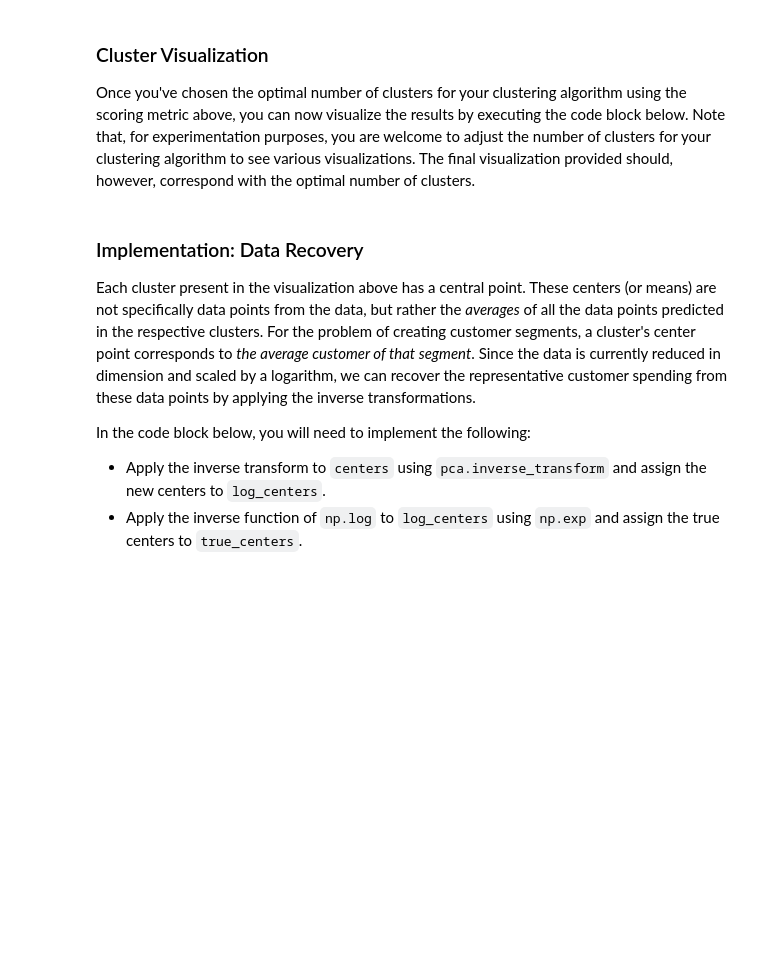
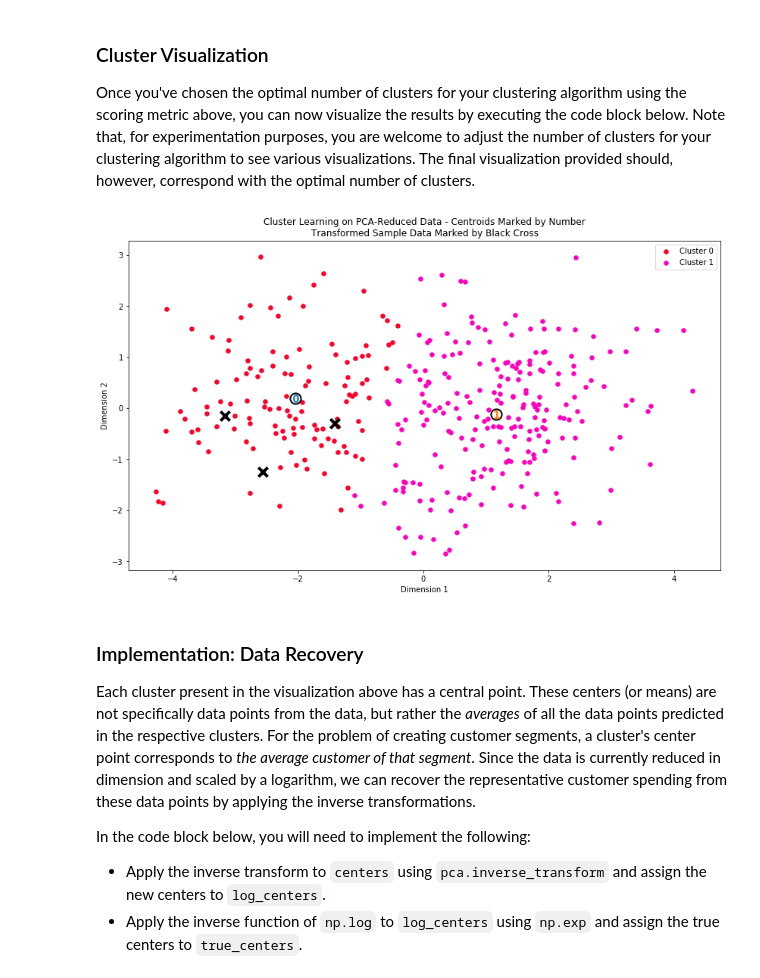
Before and after one commit to fernandolkf/machine-learning, a Jupyter notebook: projects/customer_segments/customer_segments.ipynb, the cells around one changed output. Cells and saved outputs as stored; diff of their text form; code cells hidden in the pictures; blank space fills up the shorter version.

```diff
--- a/projects/customer_segments/customer_segments.ipynb
+++ b/projects/customer_segments/customer_segments.ipynb
@@ -345,17 +479,29 @@ In the code block below, you will need to implement the following:
  - Import `sklearn.metrics.silhouette_score` and calculate the silhouette score of `reduced_data` against `preds`.
    - Assign the silhouette score to `score` and print the result.
 # %%
+from sklearn.mixture import GaussianMixture
+from  sklearn.metrics import silhouette_score
 # TODO: Apply your clustering algorithm of choice to the reduced data
-clusterer = None
+
+for i in range(2,30):
+
+    clusterer = GaussianMixture(n_components = i, random_state=0)
+    clusterer.fit(reduced_data)
 
 # TODO: Predict the cluster for each data point
-preds = None
+    preds = clusterer.predict(reduced_data)
 
 # TODO: Find the cluster centers
-centers = None
+    centers = clusterer.means_
 
 # TODO: Predict the cluster for each transformed sample data point
-sample_preds = None
+    sample_preds = clusterer.predict(pca_samples)
+
+    # Calculate the mean silhouette coefficient for the number of clusters chosen
+    score = silhouette_score(reduced_data,preds)
+
+    print('Score of n_componets {} is {:.2f}'.format(i, score))
+
+
 
 # TODO: Calculate the mean silhouette coefficient for the number of clusters chosen
-score = None
@@ -375,3 +538,26 @@ vs.cluster_results(reduced_data, preds, centers, pca_samples)
+# %%
+# Display the results of the clustering from implementation
+
+clusterer = GaussianMixture(n_components = 2, random_state=0)
+clusterer.fit(reduced_data)
+
+# TODO: Predict the cluster for each data point
+preds = clusterer.predict(reduced_data)
+
+# TODO: Find the cluster centers
+centers = clusterer.means_
+
+# TODO: Predict the cluster for each transformed sample data point
+sample_preds = clusterer.predict(pca_samples)
+
+# Calculate the mean silhouette coefficient for the number of clusters chosen
+score = silhouette_score(reduced_data,preds)
+
+
+
+vs.cluster_results(reduced_data, preds, centers, pca_samples)
+# %% [output]
+[figure, added]
 # %% [markdown]
 ### Implementation: Data Recovery
 Each cluster present in the visualization above has a central point. These centers (or means) are not specifically data points from the data, but rather the *averages* of all the data points predicted in the respective clusters. For the problem of creating customer segments, a cluster's center point corresponds to *the average customer of that segment*. Since the data is currently reduced in dimension and scaled by a logarithm, we can recover the representative customer spending from these data points by applying the inverse transformations.
```
Also changed, not shown: parts of 21 cells of this notebook.
